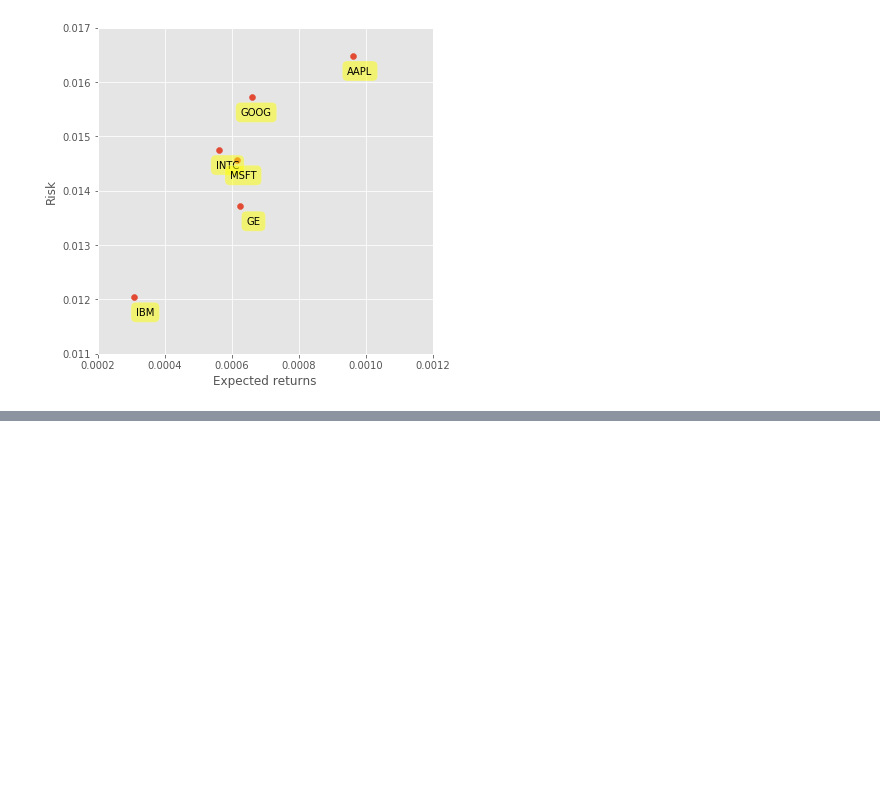
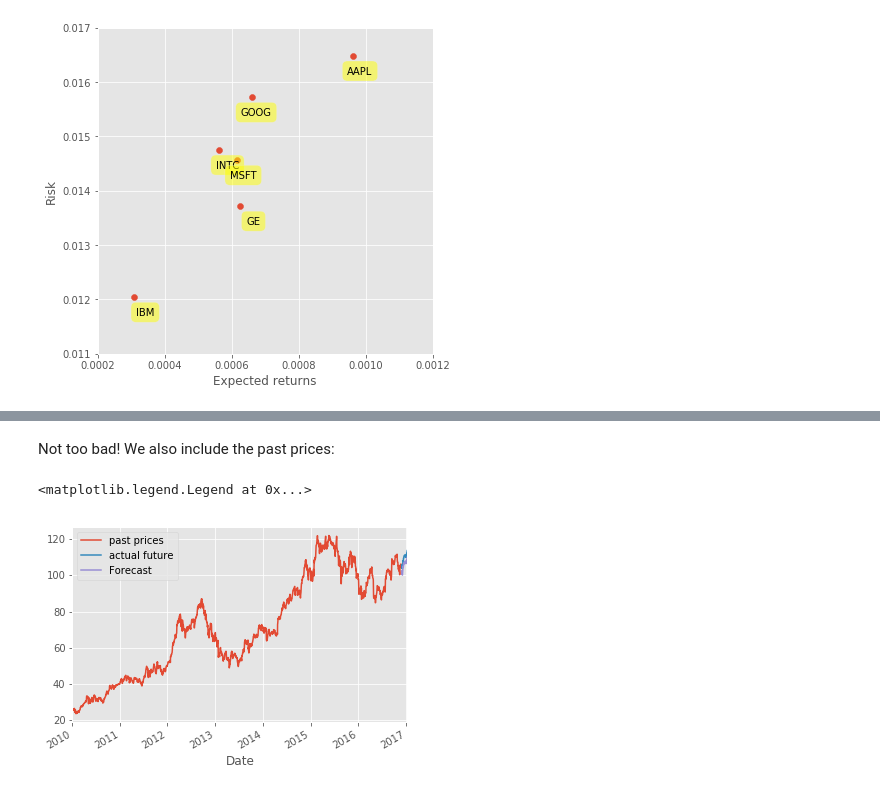
Before and after one commit to ecrowell4/RecreationalAnalytics, a Jupyter notebook: StocksAnalysis_Beginner.ipynb, the cells around one changed output, grey strips where cells are left out. Cells and saved outputs as stored; diff of their text form; code cells hidden in the pictures; blank space fills up the shorter version.

```diff
--- a/StocksAnalysis_Beginner.ipynb
+++ b/StocksAnalysis_Beginner.ipynb
@@ -178,0 +262,10 @@ Note the clear positive correlation between Expected returns and risk. In a way
+# %% [markdown]
+Not too bad! We also include the past prices:
+# %%
+y_past.plot(label='past prices')
+y_future.plot(label='actual future')
+plt.plot(df.tail(30).index, forcast_price, label='Forecast')
+plt.legend()
+# %% [output]
+<matplotlib.legend.Legend at 0x...>
+[figure, added]
```
Also changed, not shown: parts of 18 cells of this notebook.
